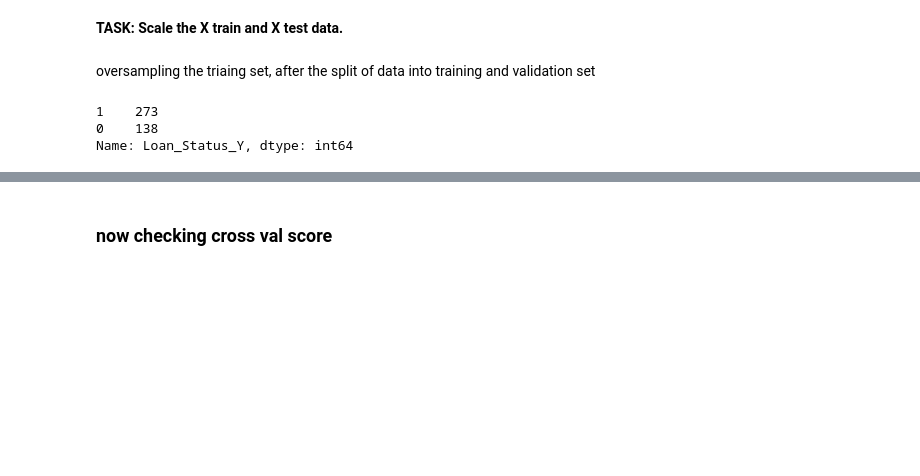
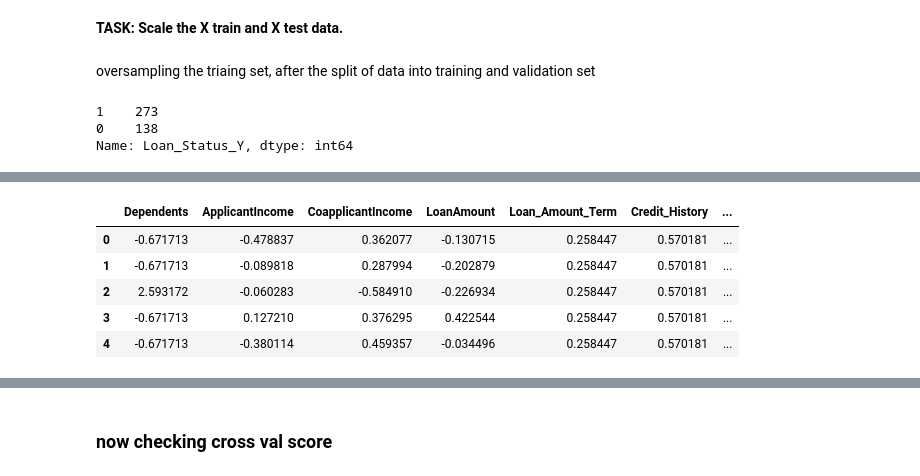
Before and after one commit to sk1930/Projects, a Jupyter notebook: Loan Application Status Prediction.ipynb, the cells around one changed output, grey strips where cells are left out. Drawn from its saved outputs; the diff is of its cells as text; code cells hidden in the pictures; blank space fills up the shorter version.

```diff
--- a/Loan Application Status Prediction.ipynb
+++ b/Loan Application Status Prediction.ipynb
@@ -498,6 +592,15 @@ scaler = StandardScaler()
 # %%
 scaled_X_train = scaler.fit_transform(X_resample)
 scaled_X_test = scaler.transform(X_test)
+# %%
+pd.DataFrame(scaled_X_train[0:5],columns=X.columns)
+# %% [output]
+|  | Dependents | ApplicantIncome | CoapplicantIncome | LoanAmount | Loan_Amount_Term | Credit_History | ... |
+| 0 | -0.671713 | -0.478837 | 0.362077 | -0.130715 | 0.258447 | 0.570181 | ... |
+| 1 | -0.671713 | -0.089818 | 0.287994 | -0.202879 | 0.258447 | 0.570181 | ... |
+| 2 | 2.593172 | -0.060283 | -0.584910 | -0.226934 | 0.258447 | 0.570181 | ... |
+| 3 | -0.671713 | 0.127210 | 0.376295 | 0.422544 | 0.258447 | 0.570181 | ... |
+| 4 | -0.671713 | -0.380114 | 0.459357 | -0.034496 | 0.258447 | 0.570181 | ... |
 # %%
 DTC=DecisionTreeClassifier()
 DTC.fit(scaled_X_train,y_resample)
```
Also changed, not shown: parts of 51 cells of this notebook, 1 other file.
